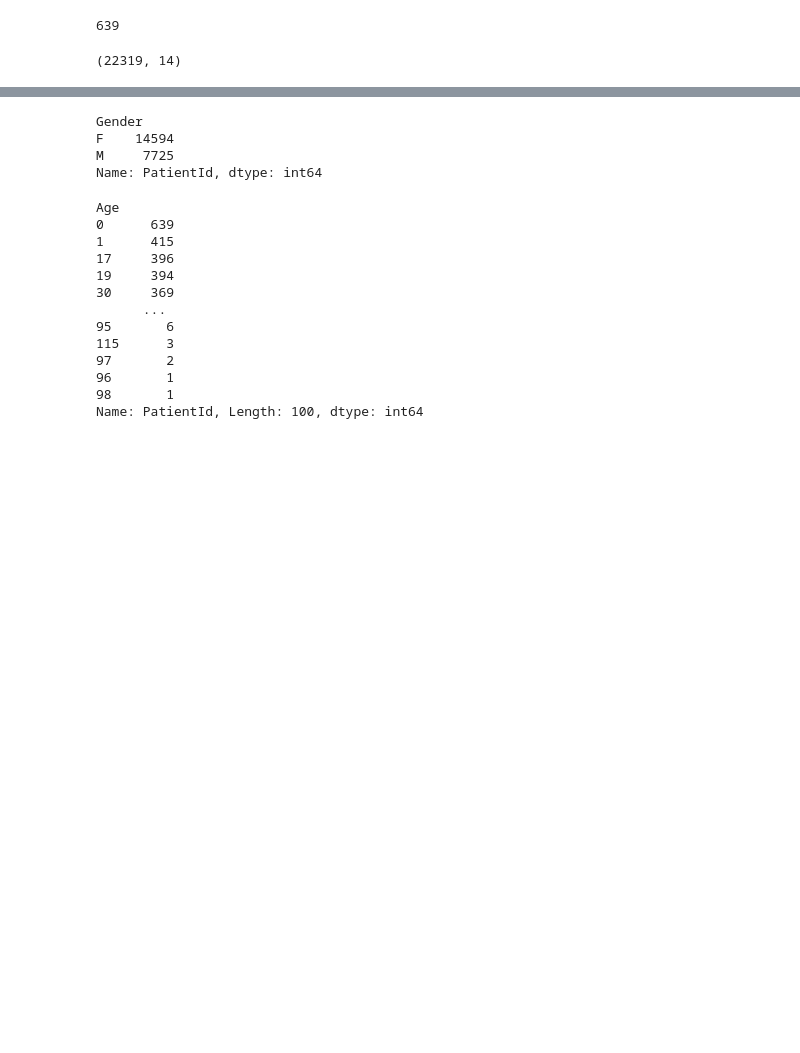
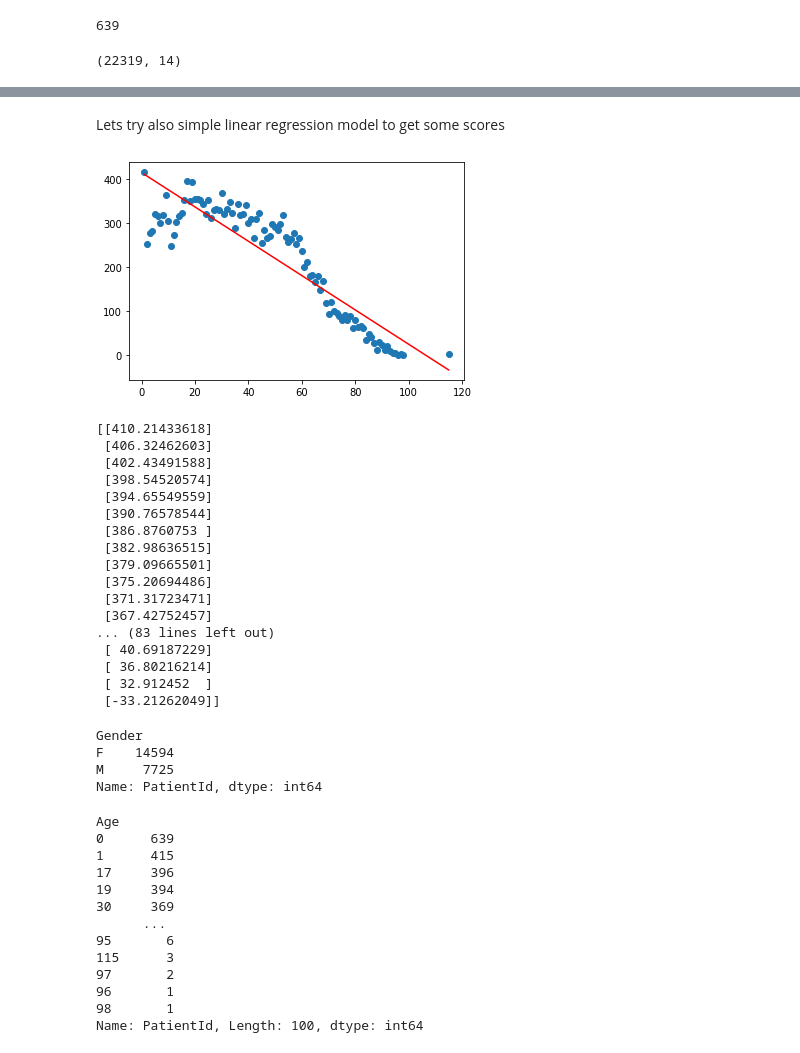
Before and after one commit to iamjakkie/No-show-analysis, a Jupyter notebook: No-show-analysis.ipynb, the cells around one changed output, grey strips where cells are left out. Drawn from its saved outputs; the diff is of its cells as text; code cells hidden in the pictures; blank space fills up the shorter version.

```diff
--- a/No-show-analysis.ipynb
+++ b/No-show-analysis.ipynb
@@ -267,3 +291,34 @@ noshows.shape
+# %% [markdown]
+Lets try also simple linear regression model to get some scores
+# %%
+from sklearn.linear_model import LinearRegression
+x=noshowsByAge.iloc[:, 0].values.reshape(-1, 1)
+y=noshowsByAge.iloc[:, 1].values.reshape(-1, 1)
+linear_regressor = LinearRegression()
+linear_regressor.fit(x, y)
+y_pred = linear_regressor.predict(x)
+plt.scatter(x, y)
+plt.plot(x, y_pred, color='red')
+plt.show();
+# %% [output]
+[figure, added]
+[[410.21433618]
+ [406.32462603]
+ [402.43491588]
+ [398.54520574]
+ [394.65549559]
+ [390.76578544]
+ [386.8760753 ]
+ [382.98636515]
+ [379.09665501]
+ [375.20694486]
+ [371.31723471]
+ [367.42752457]
+... (83 lines left out)
+ [ 40.69187229]
+ [ 36.80216214]
+ [ 32.912452  ]
+ [-33.21262049]]
 # %%
 noshows.groupby(by='Gender').count()['PatientId']
 # %% [output]
```
Also changed, not shown: parts of 9 cells of this notebook.
